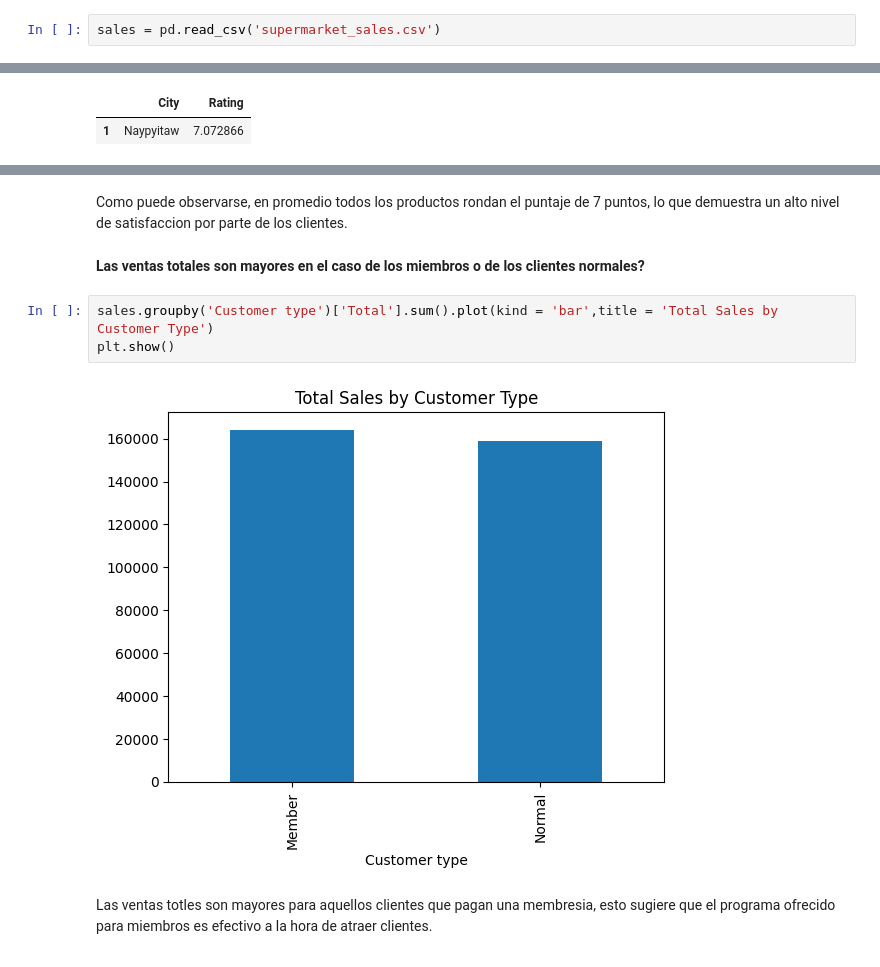
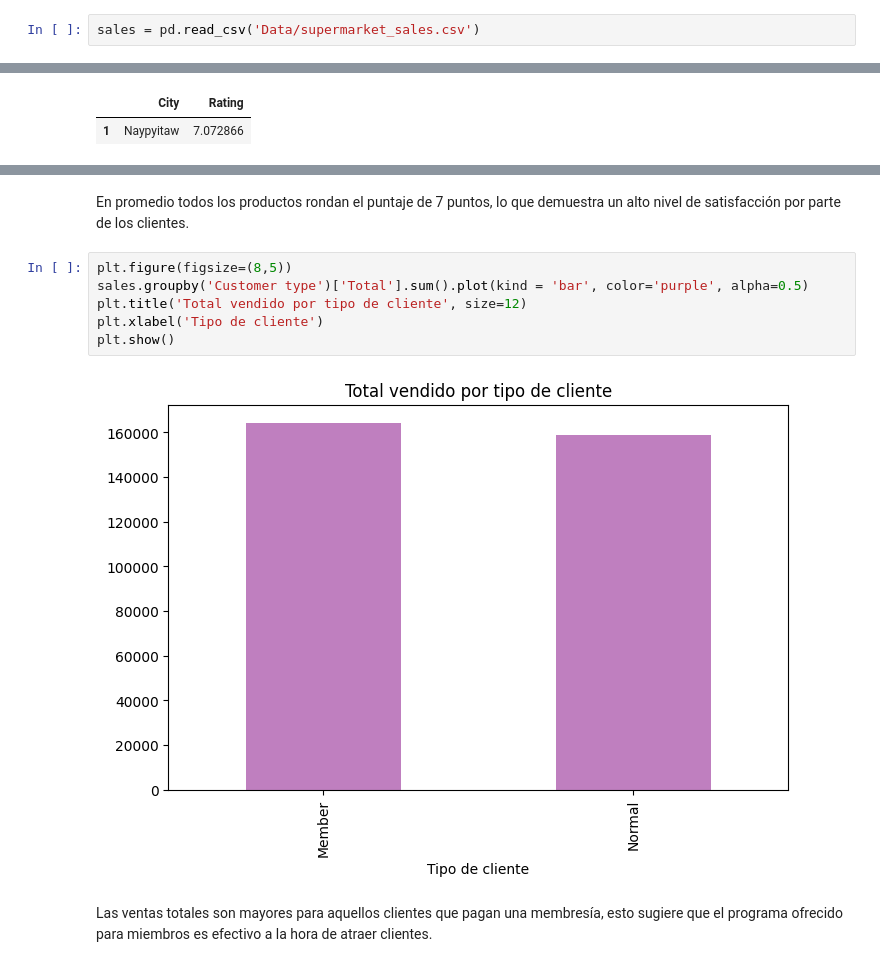
Before and after one commit to BertoniEliana/supermarketsales, a Jupyter notebook: Supermarket sales.ipynb, the cells around one changed output, grey strips where cells are left out. Drawn from its saved outputs; the diff is of its cells as text.

```diff
--- a/Supermarket sales.ipynb
+++ b/Supermarket sales.ipynb
@@ -5,7 +29,7 @@ import seaborn as sns
 import numpy as np
 import random
 # %%
-sales = pd.read_csv('supermarket_sales.csv')
+sales = pd.read_csv('Data/supermarket_sales.csv')
 # %%
 sales.head()
 # %% [output]
@@ -330,11 +361,12 @@ Passing `palette` without assigning `hue` is deprecated and will be removed in v
 # %% [markdown]
-Como puede observarse, en promedio todos los productos rondan el puntaje de 7 puntos, lo que demuestra un alto nivel de satisfaccion por parte de los clientes.
+En promedio todos los productos rondan el puntaje de 7 puntos, lo que demuestra un alto nivel de satisfacción por parte de los clientes.
-# %% [markdown]
-**Las ventas totales son mayores en el caso de los miembros o de los clientes normales?**
 # %%
-sales.groupby('Customer type')['Total'].sum().plot(kind = 'bar',title = 'Total Sales by Customer Type')
+plt.figure(figsize=(8,5))
+sales.groupby('Customer type')['Total'].sum().plot(kind = 'bar', color='purple', alpha=0.5)
+plt.title('Total vendido por tipo de cliente', size=12)
+plt.xlabel('Tipo de cliente')
 plt.show()
 # %% [output]
-[figure, old version]
+[figure, new version]
 # %% [markdown]
-Las ventas totles son mayores para aquellos clientes que pagan una membresia, esto sugiere que el programa ofrecido para miembros es efectivo a la hora de atraer clientes.
+Las ventas totales son mayores para aquellos clientes que pagan una membresía, esto sugiere que el programa ofrecido para miembros es efectivo a la hora de atraer clientes.
```
Also changed, not shown: parts of 43 cells of this notebook, 3 other files.
